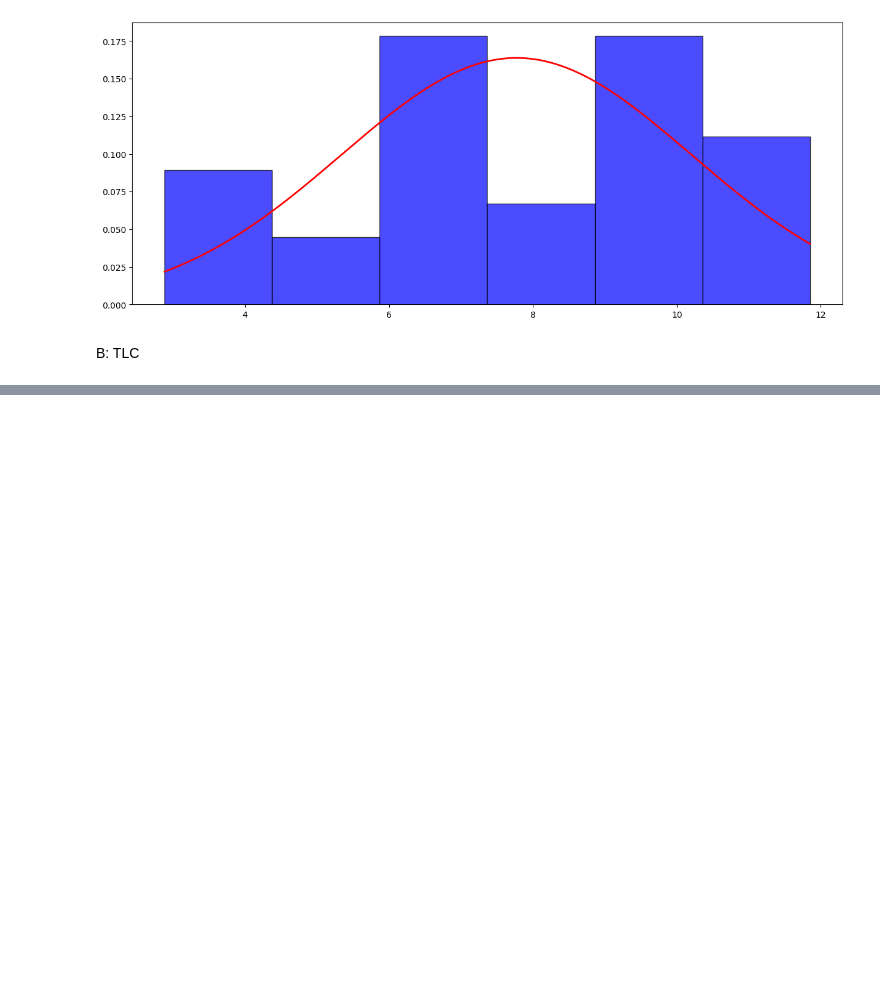
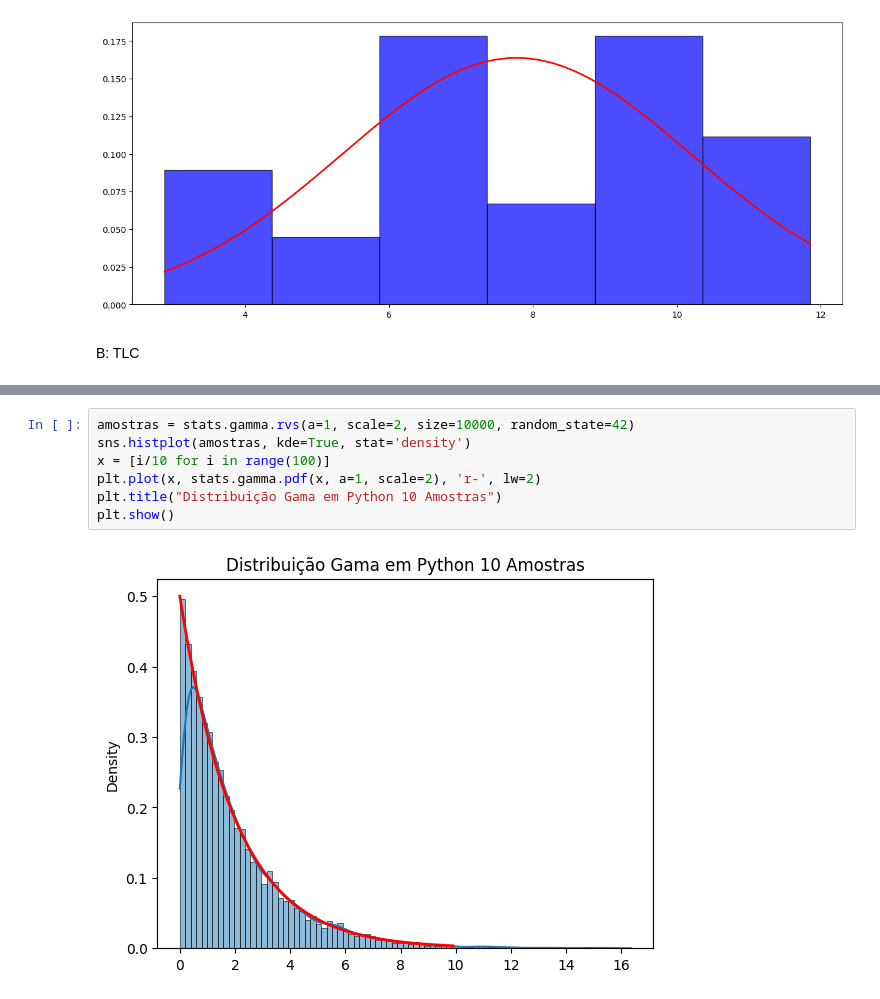
Before and after one commit to dssalim/Topicos_SI_IA, a Jupyter notebook: Atividade_SI_Estatistica_LLMS.ipynb, the cells around one changed output, grey strips where cells are left out. Cells and saved outputs as stored; diff of their text form; blank space fills up the shorter version.

```diff
--- a/Atividade_SI_Estatistica_LLMS.ipynb
+++ b/Atividade_SI_Estatistica_LLMS.ipynb
@@ -254,0 +236,9 @@ plt.show()
+# %%
+amostras = stats.gamma.rvs(a=1, scale=2, size=10000, random_state=42)
+sns.histplot(amostras, kde=True, stat='density')
+x = [i/10 for i in range(100)]
+plt.plot(x, stats.gamma.pdf(x, a=1, scale=2), 'r-', lw=2)
+plt.title("Distribuição Gama em Python 10 Amostras")
+plt.show()
+# %% [output]
+[figure, added]
```
Also changed, not shown: parts of 5 cells of this notebook.
